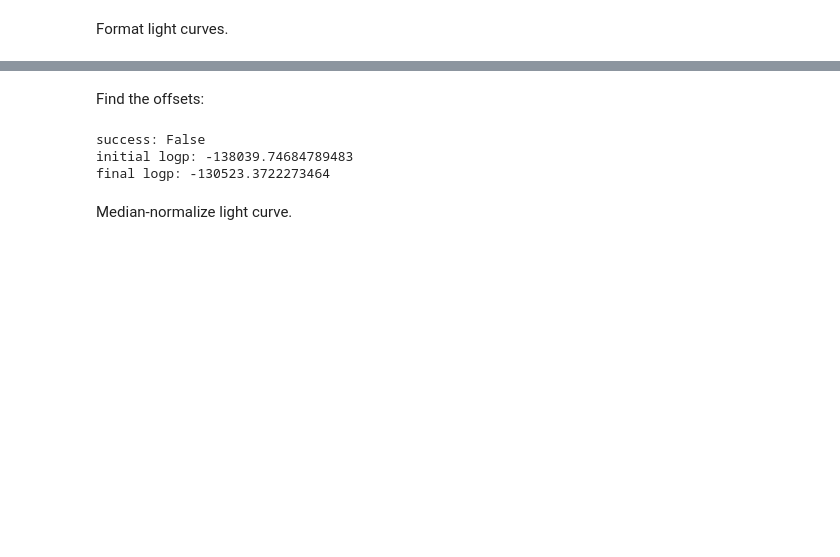
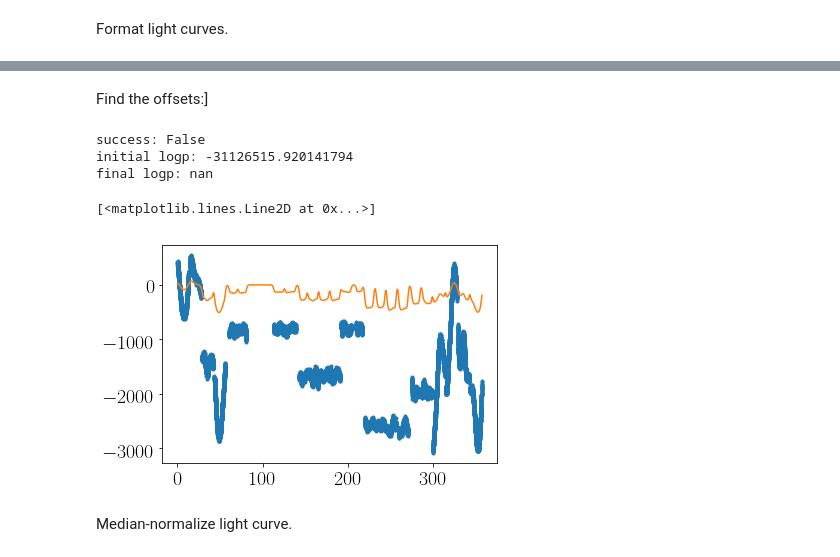
Before and after one commit to RuthAngus/TESS-rotation, a Jupyter notebook: code/Measuring_rotation_periods_for_CVZ_stars.ipynb, the cells around one changed output, grey strips where cells are left out. Saved outputs shown, nothing was run; the diff lists cells and outputs as text; code cells hidden in the pictures; blank space fills up the shorter version.

```diff
--- a/code/Measuring_rotation_periods_for_CVZ_stars.ipynb
+++ b/code/Measuring_rotation_periods_for_CVZ_stars.ipynb
@@ -139,19 +142,26 @@ for g in gap_times:
 # %% [markdown]
-Find the offsets:
+Find the offsets:]
 # %%
 import starspot.stitch as sps
 
 star = sps.StitchModel(t, y, yerr, gap_times, steps, 2.0)
 star.model_offsets()
 map_soln = star.find_optimum()
 
 # Correct the light curve
 best_fit_mu = step_model(t, gap_times, steps)
 corrected_y = y - best_fit_mu
+
+test_t = np.linspace(0, max(t), 1000)
+mu, var = star.evaluate_model(test_t)
+plt.plot(t, y, ".")
+plt.plot(test_t, mu)
 # %% [output]
 success: False
-initial logp: -138039.74684789483
-final logp: -130523.3722273464
+initial logp: -31126515.920141794
+final logp: nan
+[<matplotlib.lines.Line2D at 0x...>]
+[figure, added]
 # %% [markdown]
 Median-normalize light curve.
 # %%
```
Also changed, not shown: parts of 5 cells of this notebook, 2 other files.
